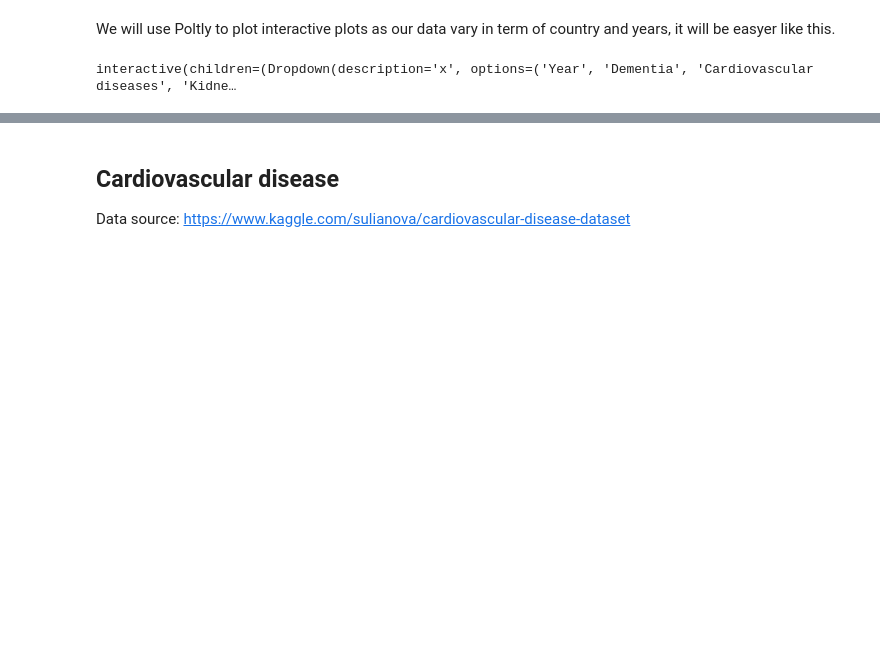
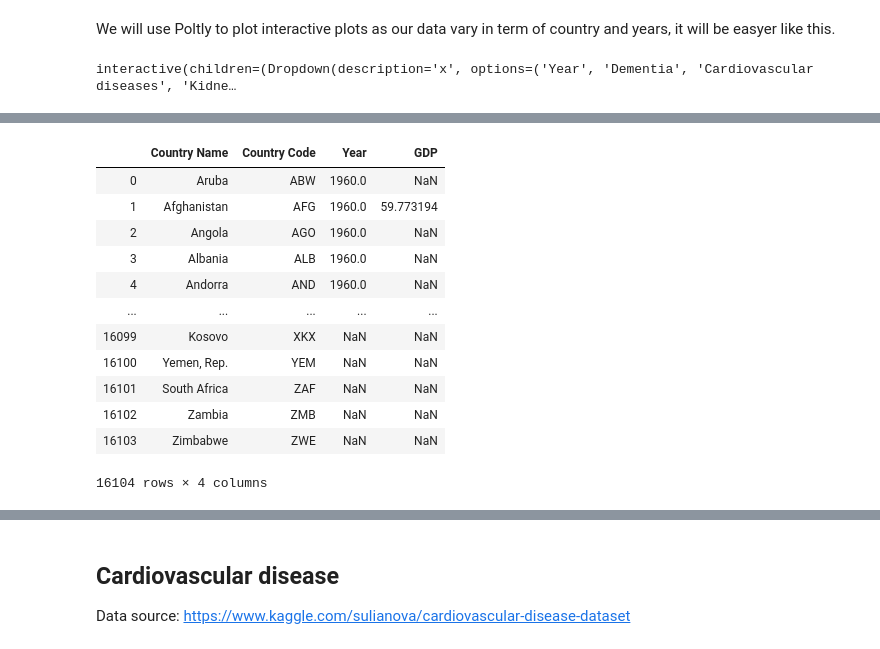
Before and after one commit to itsyaboii1337/Data_Science_Alliance, a Jupyter notebook: Analysing_Medical_Data.ipynb, the cells around one changed output, grey strips where cells are left out. Saved outputs shown, nothing was run; the diff lists cells and outputs as text; code cells hidden in the pictures; blank space fills up the shorter version.

```diff
--- a/Analysing_Medical_Data.ipynb
+++ b/Analysing_Medical_Data.ipynb
@@ -211,0 +238,17 @@ interactive(children=(Dropdown(description='x', options=('Year', 'Dementia', 'Ca
+# %%
+exploded['Year'] = pd.to_numeric(exploded['Year'],errors='coerce')
+exploded
+# %% [output]
+|  | Country Name | Country Code | Year | GDP |
+| 0 | Aruba | ABW | 1960.0 | NaN |
+| 1 | Afghanistan | AFG | 1960.0 | 59.773194 |
+| 2 | Angola | AGO | 1960.0 | NaN |
+| 3 | Albania | ALB | 1960.0 | NaN |
+| 4 | Andorra | AND | 1960.0 | NaN |
+| ... | ... | ... | ... | ... |
+| 16099 | Kosovo | XKX | NaN | NaN |
+| 16100 | Yemen, Rep. | YEM | NaN | NaN |
+| 16101 | South Africa | ZAF | NaN | NaN |
+| 16102 | Zambia | ZMB | NaN | NaN |
+| 16103 | Zimbabwe | ZWE | NaN | NaN |
+16104 rows × 4 columns
```
Also changed, not shown: parts of 8 cells of this notebook, 1 other file.
